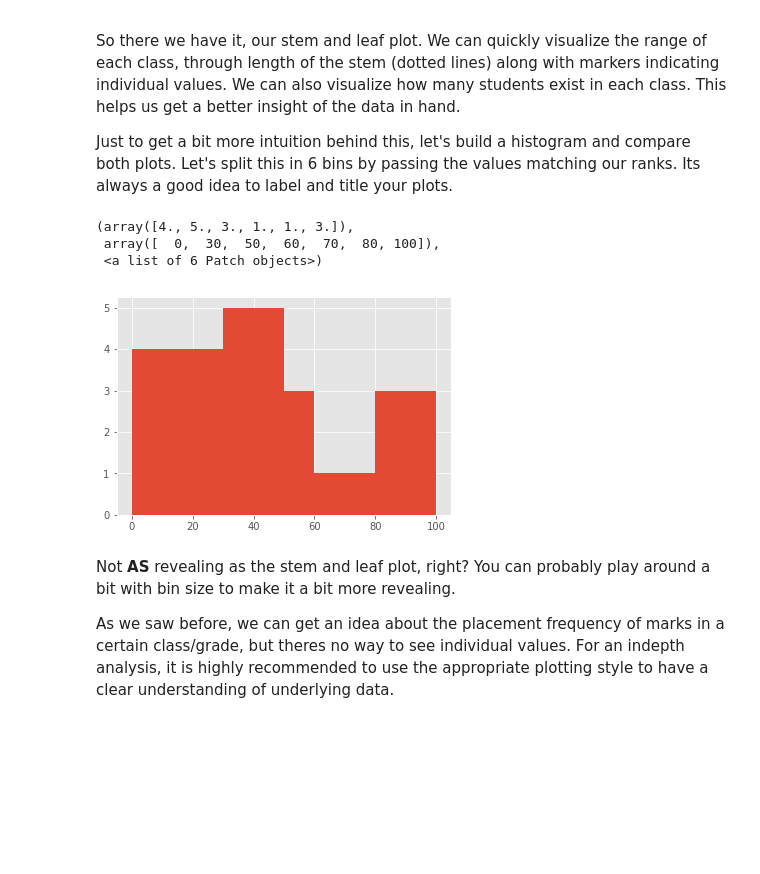
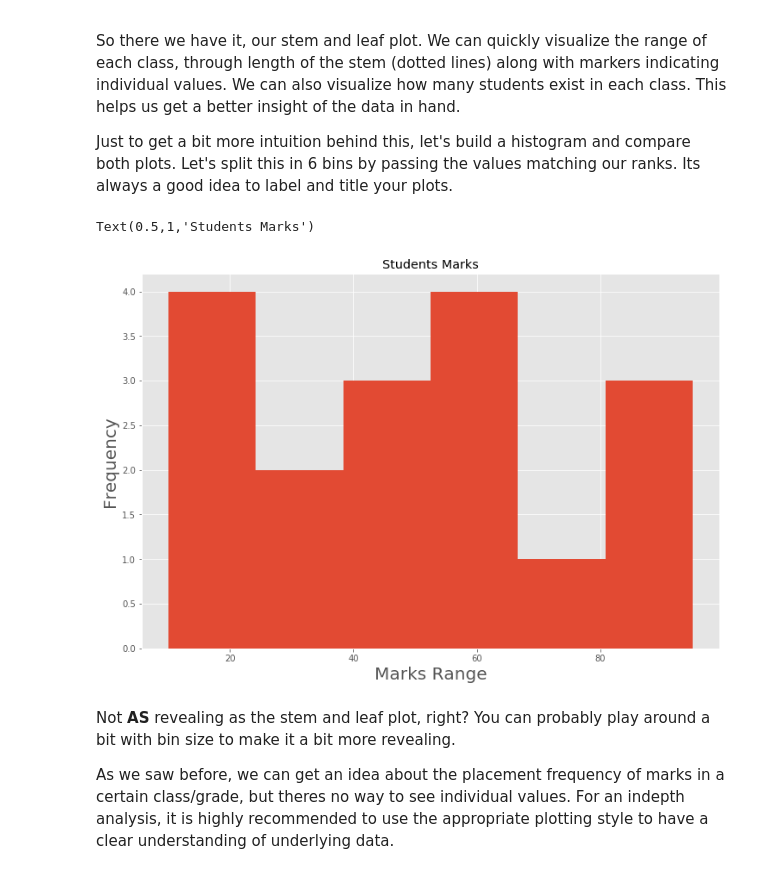
Before and after one commit to lewi0332/dsc-0-09-05-statistical-distribution-stemleaf-plot-lab-nyc-ds-career-012819, a Jupyter notebook: index.ipynb, the cells around one changed output. Cells and saved outputs as stored; diff of their text form; code cells hidden in the pictures; blank space fills up the shorter version.

```diff
--- a/index.ipynb
+++ b/index.ipynb
@@ -133,12 +133,16 @@ Just to get a bit more intuition behind this, let's build a histogram and compar
 # %%
 
 #xticks=(['a','b','c','d,','e','f','g'])
 #plt.hist(marks, bins=(0,30,50,60,70,80,100), label=xticks, histtype='bar', align='mid', orientation='vertical')
+
+plt.figure(figsize=(12,8))
+plt.hist(marks, bins=6);
+plt.ylabel('Frequency', fontsize = 20)
+plt.xlabel('Marks Range', fontsize = 20)
+plt.title('Students Marks')
 # %% [output]
-(array([4., 5., 3., 1., 1., 3.]),
- array([  0,  30,  50,  60,  70,  80, 100]),
- <a list of 6 Patch objects>)
+Text(0.5,1,'Students Marks')
-[figure, old version]
+[figure, new version]
 # %% [markdown]
 Not **AS** revealing as the stem and leaf plot, right? You can probably play around a bit with bin size to make it a bit more revealing.
 
```
